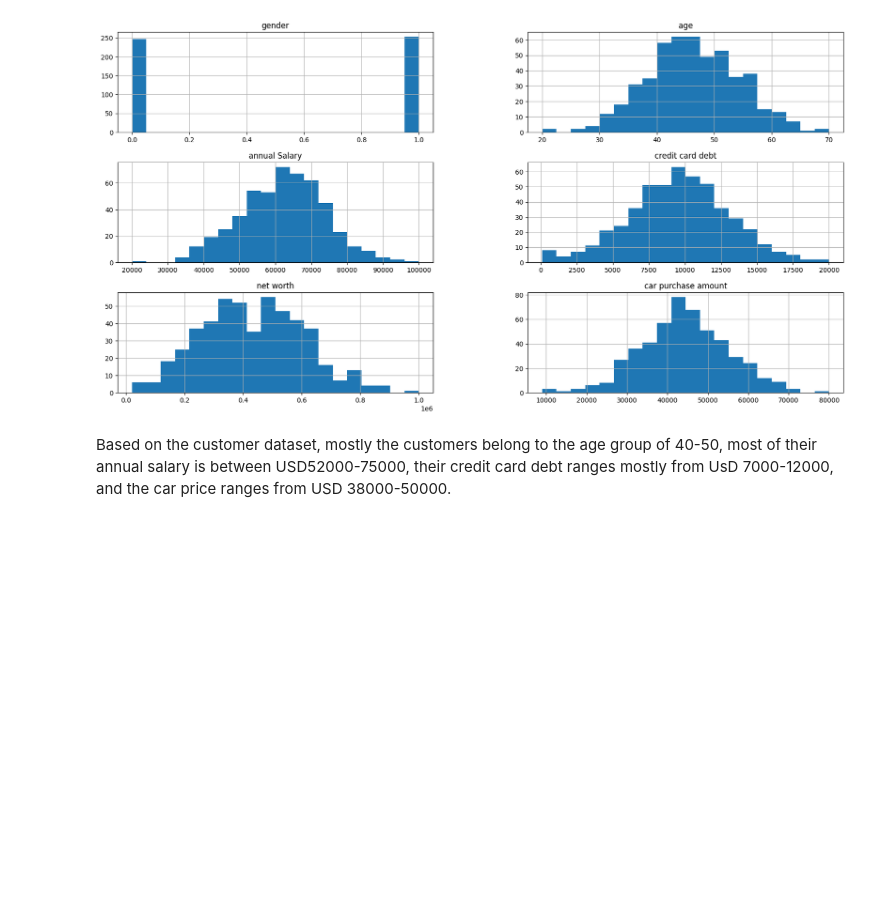
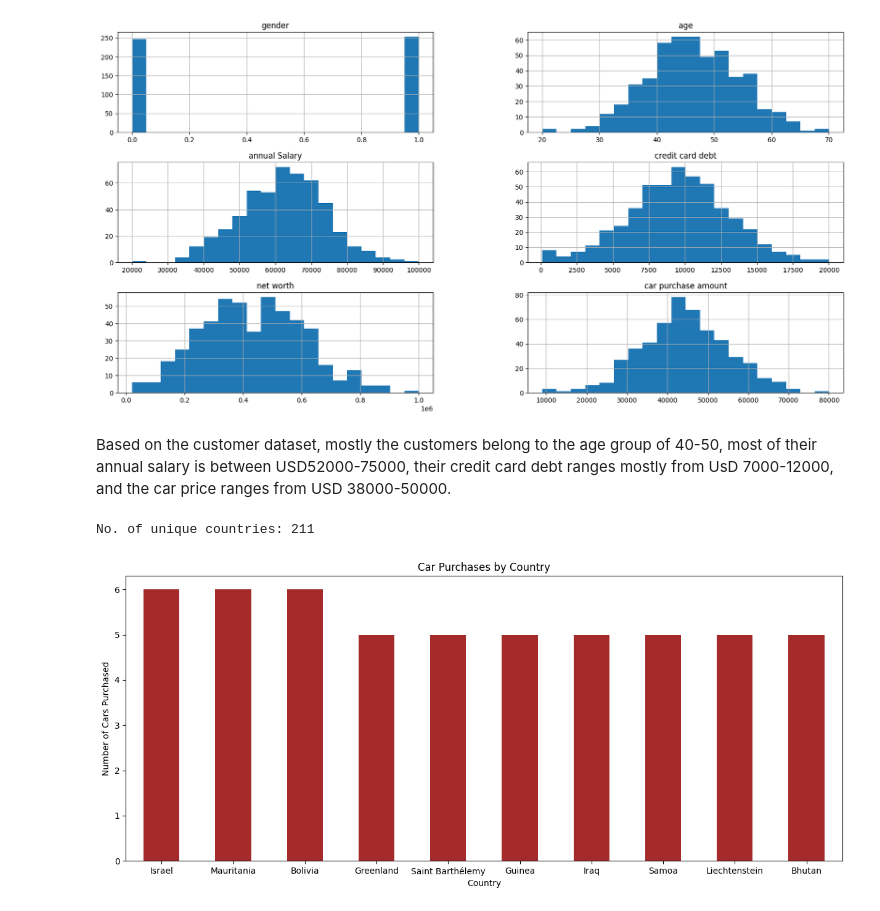
Before and after one commit to Sweta-Das/CODSOFT, a Jupyter notebook: codsoft_task_4.ipynb, the cells around one changed output. Saved outputs shown, nothing was run; the diff lists cells and outputs as text; code cells hidden in the pictures; blank space fills up the shorter version.

Commit message:
Customer Segmentation

```diff
--- a/codsoft_task_4.ipynb
+++ b/codsoft_task_4.ipynb
@@ -158,3 +160,17 @@ plt.show()
 [figure]
 # %% [markdown]
 Based on the customer dataset, mostly the customers belong to the age group of 40-50, most of their annual salary is between USD52000-75000, their credit card debt ranges mostly from UsD 7000-12000, and the car price ranges from USD 38000-50000.
+# %%
+# Plotting histogram to show top 10 countries where customers buy more cars
+print('No. of unique countries:', car_df['country'].nunique())
+
+plt.figure(figsize=(15, 6))
+car_df['country'].value_counts().nlargest(10).plot(kind='bar', color='brown')
+plt.title('Car Purchases by Country')
+plt.xlabel('Country')
+plt.ylabel('Number of Cars Purchased')
+plt.xticks(rotation=0)
+plt.show()
+# %% [output]
+No. of unique countries: 211
+[figure, added]
```
Also changed, not shown: parts of 34 cells of this notebook.
